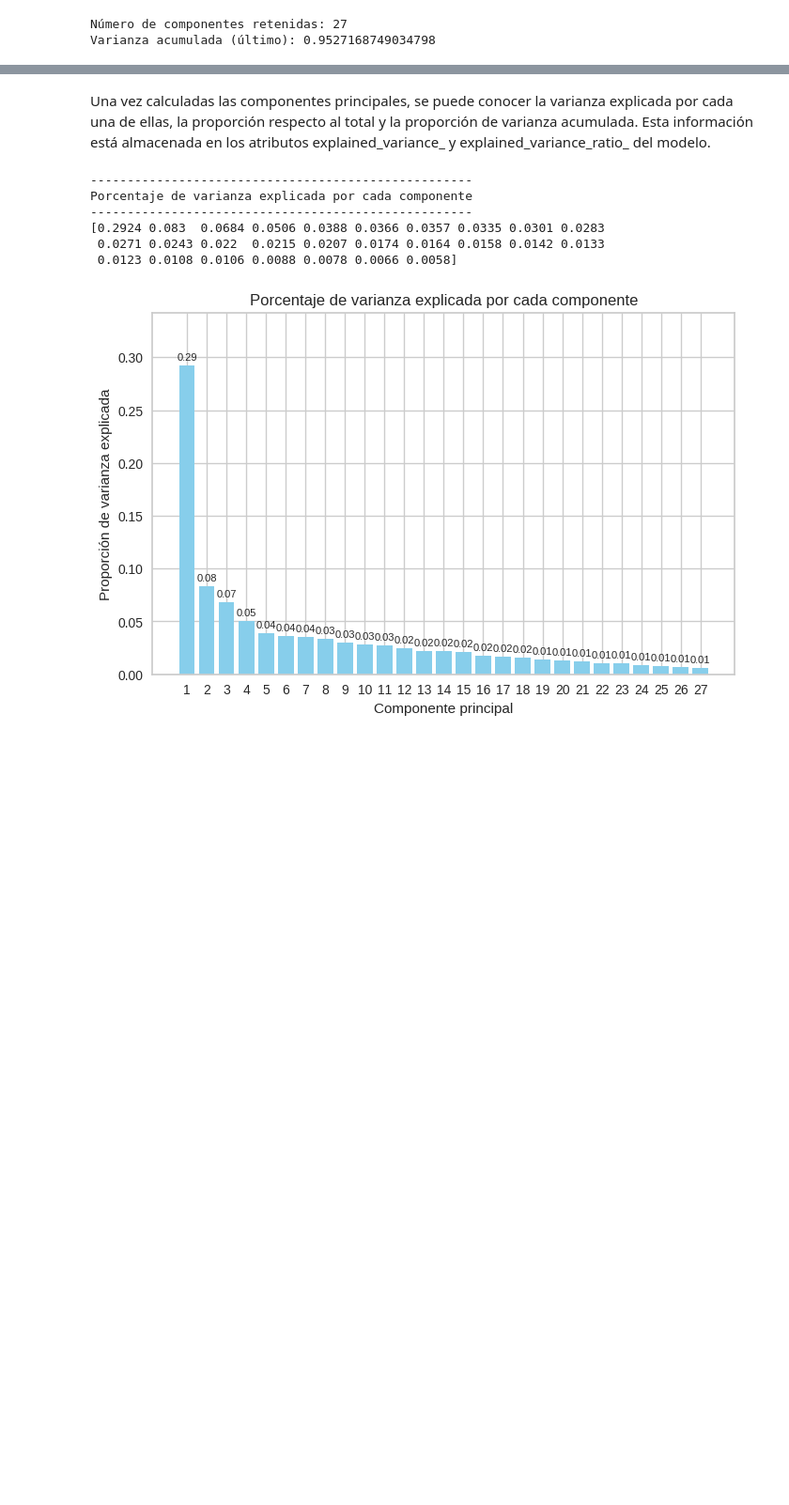
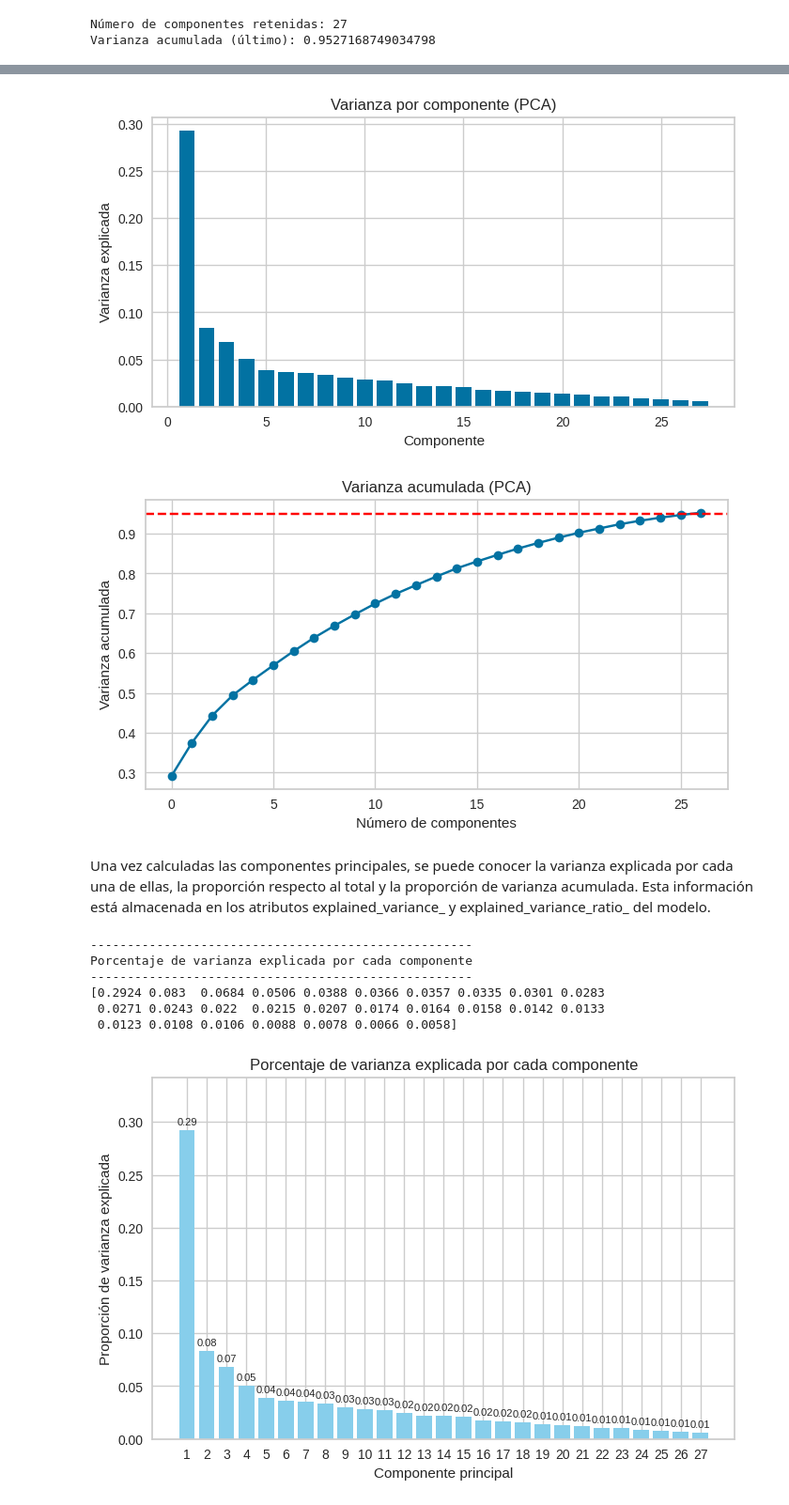
Before and after one commit to xbadiam/Marketing_Campaign, a Jupyter notebook: notebooks/MarketingCampaign.ipynb, the cells around one changed output, grey strips where cells are left out. Shown at 94% size. Cells and saved outputs as stored; diff of their text form; code cells hidden in the pictures; blank space fills up the shorter version.

```diff
--- a/notebooks/MarketingCampaign.ipynb
+++ b/notebooks/MarketingCampaign.ipynb
@@ -188,3 +283,22 @@ Varianza acumulada (último): 0.9527168749034798
+# %%
+# ---------- Visual: varianza por componente y acumulada ----------
+plt.figure(figsize=(8,4))
+plt.bar(range(1, pca.n_components_+1), pca.explained_variance_ratio_)
+plt.xlabel('Componente')
+plt.ylabel('Varianza explicada')
+plt.title('Varianza por componente (PCA)')
+plt.show()
+
+plt.figure(figsize=(8,4))
+plt.plot(np.cumsum(pca.explained_variance_ratio_), marker='o')
+plt.axhline(0.95, color='red', linestyle='--')
+plt.xlabel('Número de componentes')
+plt.ylabel('Varianza acumulada')
+plt.title('Varianza acumulada (PCA)')
+plt.show()
+# %% [output]
+[figure, added]
+[figure, added]
 # %% [markdown]
 Una vez calculadas las componentes principales, se puede conocer la varianza explicada por cada una de ellas, la proporción respecto al total y la proporción de varianza acumulada. Esta información está almacenada en los atributos explained_variance_ y explained_variance_ratio_ del modelo.
 # %%
```
Also changed, not shown: parts of 12 cells of this notebook.
